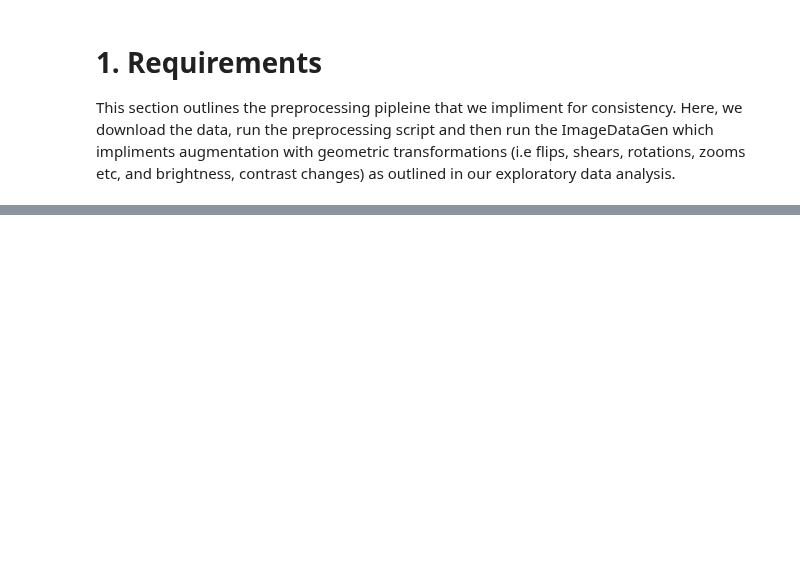
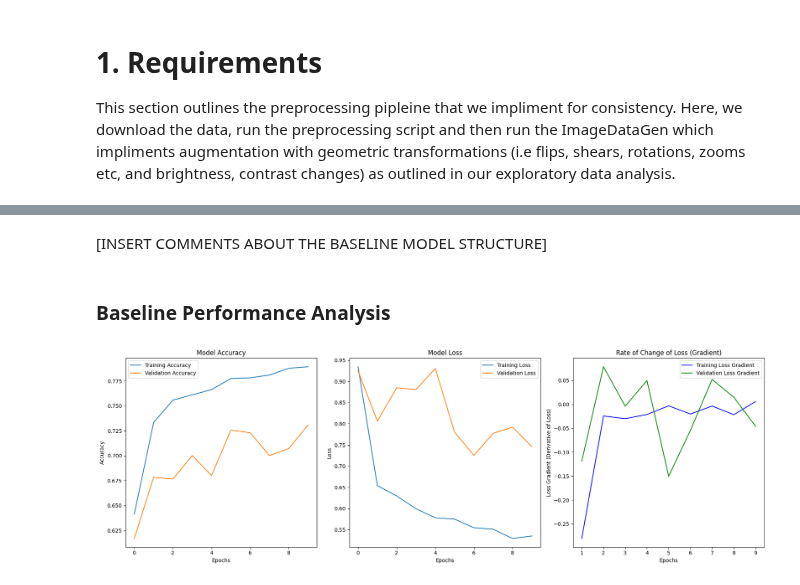
Before and after one commit to shrey1411/dst-group-project-2, a Jupyter notebook: MarkM/Swish_research.ipynb, the cells around one changed output, grey strips where cells are left out. Saved outputs shown, nothing was run; the diff lists cells and outputs as text; code cells hidden in the pictures; blank space fills up the shorter version.

```diff
--- a/MarkM/Swish_research.ipynb
+++ b/MarkM/Swish_research.ipynb
@@ -181,0 +289,9 @@ To fine-tune hyperparameters and assess their impact on performance, we will spl
+# %%
+model = create_vgg16_model()
+# %%
+epochs=10
+# Train the model with the callback for gradient logging
+history = model.fit(
+    train_generator,  # Generator for training data
+    epochs=10,        # Number of epochs
+    validation_data=validation_generator)  # Generator for validation data)
@@ -181,0 +330,65 @@ To fine-tune hyperparameters and assess their impact on performance, we will spl
+# %% [markdown]
+[INSERT COMMENTS ABOUT THE BASELINE MODEL STRUCTURE]
+# %% [markdown]
+### Baseline Performance Analysis
+# %%
+def plot_training_history(history):
+    """
+    Plots the training accuracy, validation accuracy, training loss,
+    validation loss, and the rate of change of the training loss (gradient)
+    over epochs.
+
+    Parameters:
+    - history: The history object returned by model.fit(), which contains
+               accuracy, loss, and other metrics over the epochs.
+    """
+    # Extract accuracy and loss data from history
+    train_accuracy = history.history['accuracy']
+    val_accuracy = history.history['val_accuracy']
+    train_loss = history.history['loss']
+    val_loss = history.history['val_loss']
+
+    # Get the learning rates (if you have used a learning rate scheduler)
+    learning_rate = history.history.get('lr', [0.001] * len(train_loss))  # Default to 0.001 if not available
+
+    # Calculate the rate of change (gradient) of the loss
+    train_loss_gradients = [train_loss[i] - train_loss[i-1] for i in range(1, len(train_loss))]
+    val_loss_gradients = [val_loss[i] - val_loss[i-1] for i in range(1, len(val_loss))]
+
+    # Plot the Accuracy, Loss, and Loss Gradient
+    plt.figure(figsize=(18, 6))
+
+    # Accuracy plot
+    plt.subplot(1, 3, 1)  # Create a subplot (1 row, 3 columns, 1st plot)
+    plt.plot(train_accuracy, label='Training Accuracy')
+    plt.plot(val_accuracy, label='Validation Accuracy')
+    plt.title('Model Accuracy')
+    plt.xlabel('Epochs')
+    plt.ylabel('Accuracy')
+    plt.legend()
+
+    # Loss plot
+    plt.subplot(1, 3, 2)  # Create a subplot (1 row, 3 columns, 2nd plot)
+    plt.plot(train_loss, label='Training Loss')
+    plt.plot(val_loss, label='Validation Loss')
+    plt.title('Model Loss')
+    plt.xlabel('Epochs')
+    plt.ylabel('Loss')
+    plt.legend()
+
+    # Loss Gradient plot
+    plt.subplot(1, 3, 3)  # Create a subplot (1 row, 3 columns, 3rd plot)
+    plt.plot(range(1, len(train_loss_gradients) + 1), train_loss_gradients, label='Training Loss Gradient', color='b')
+    plt.plot(range(1, len(val_loss_gradients) + 1), val_loss_gradients, label='Validation Loss Gradient', color='g')
+    plt.title('Rate of Change of Loss (Gradient)')
+    plt.xlabel('Epochs')
+    plt.ylabel('Loss Gradient (Derivative of Loss)')
+    plt.legend()
+
+    # Adjust layout to prevent overlapping
+    plt.tight_layout()
+    plt.show()
+
+plot_training_history(history)
+# %% [output]
+[figure, added]
```
Also changed, not shown: parts of 31 cells of this notebook.
